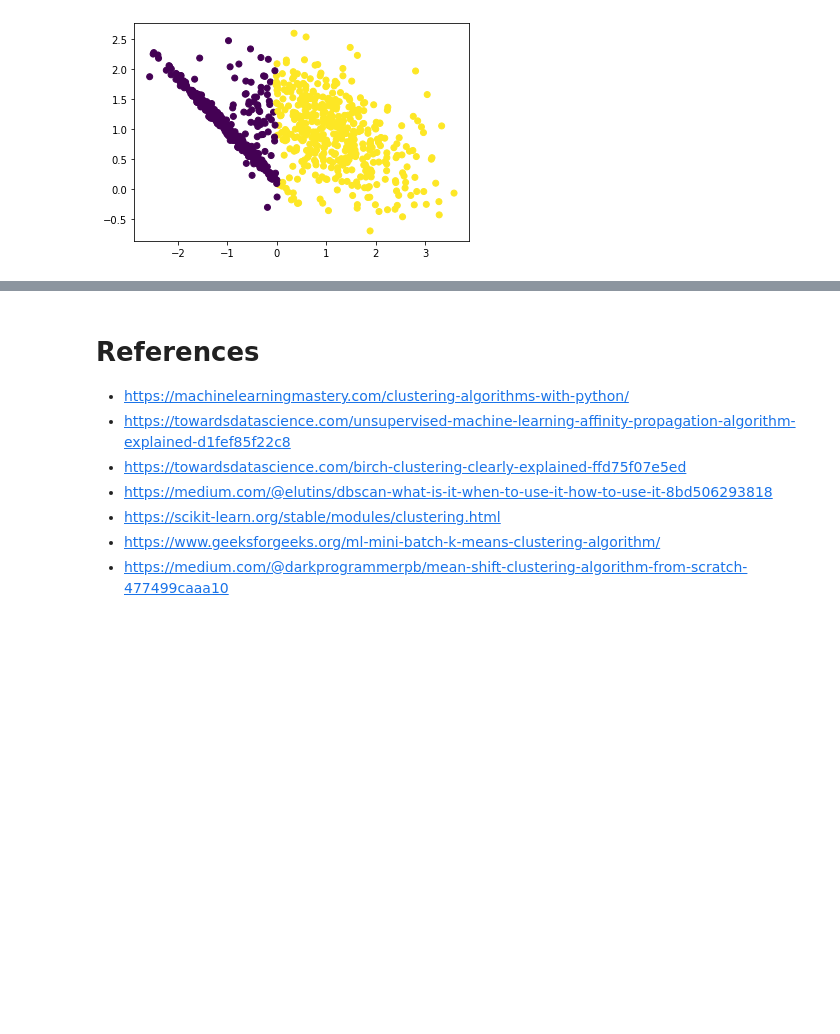
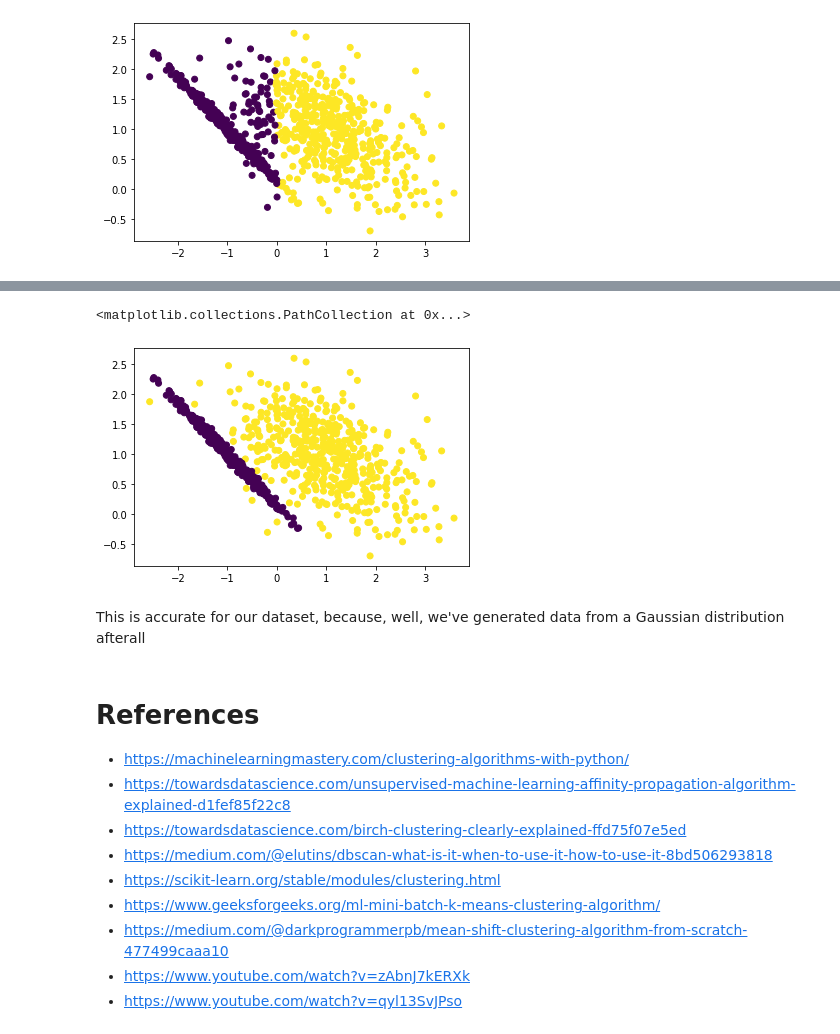
Before and after one commit to arghhjayy/ML-Notebooks, a Jupyter notebook: Clustering Methods.ipynb, the cells around one changed output, grey strips where cells are left out. Drawn from its saved outputs; the diff is of its cells as text; code cells hidden in the pictures; blank space fills up the shorter version.

```diff
--- a/Clustering Methods.ipynb
+++ b/Clustering Methods.ipynb
@@ -300,3 +345,14 @@ plt.scatter(X[:, 0], X[:, 1], c=preds)
+# %%
+model = GaussianMixture(n_components=2)
+model.fit(X)
+
+preds = model.predict(X)
+plt.scatter(X[:, 0], X[:, 1], c=preds)
+# %% [output]
+<matplotlib.collections.PathCollection at 0x...>
+[figure, added]
+# %% [markdown]
+This is accurate for our dataset, because, well, we've generated data from a Gaussian distribution afterall
 # %% [markdown]
 # References
 
@@ -307,3 +363,5 @@ plt.scatter(X[:, 0], X[:, 1], c=preds)
 - https://scikit-learn.org/stable/modules/clustering.html
 - https://www.geeksforgeeks.org/ml-mini-batch-k-means-clustering-algorithm/
 - https://medium.com/@darkprogrammerpb/mean-shift-clustering-algorithm-from-scratch-477499caaa10
+- https://www.youtube.com/watch?v=zAbnJ7kERXk
+- https://www.youtube.com/watch?v=qyl13SvJPso
```
Also changed, not shown: parts of 13 cells of this notebook, 1 other file.
